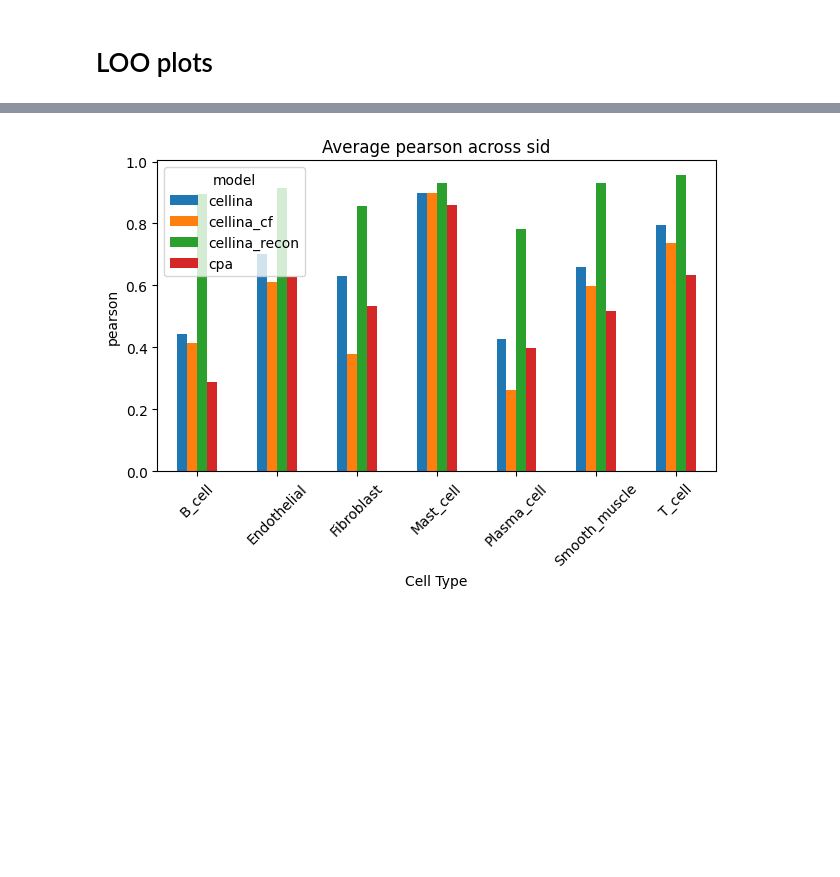
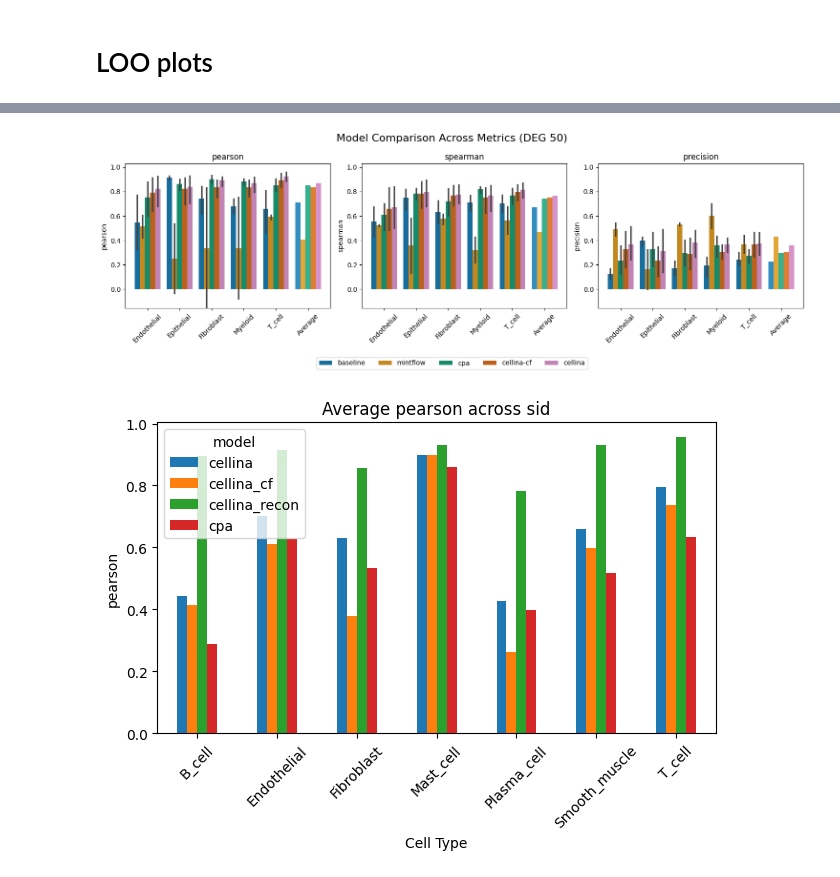
Before and after one commit to PMBio/cellina-reproducibility, a Jupyter notebook: notebooks/ood_plots.ipynb, the cells around one changed output, grey strips where cells are left out. Saved outputs shown, nothing was run; the diff lists cells and outputs as text; code cells hidden in the pictures; blank space fills up the shorter version.

Commit message:
Compute baseline on normalized counts. Re-plot ood

```diff
--- a/notebooks/ood_plots.ipynb
+++ b/notebooks/ood_plots.ipynb
@@ -283 +190,21 @@ crc_corr_df = crc_corr_df[~crc_corr_df['model_name'].isin(['cellina-ablated', 'c
+# %%
+# Load mintflow results
+df = crc_corr_df.copy() # start with existing dataframe
+mintflow_base_path = "/data/a330d/projects/cellina-reproducibility-mintflow/results"
+load_sids_mintflow = ['231', '232']
+for i in load_sids_mintflow:
+    mintflow_df = pd.read_csv(f"{mintflow_base_path}/mintflow-normalized_{i}_by_celltype_correlations.csv")
+    df = pd.concat([df, mintflow_df], ignore_index=True)
+# %%
+model_rename = {
+    "cellina": "cellina",
+    "cellina-cf": "cellina-cf",
+    #"cellina-cf-recon": "cellina-recon",
+    "cpa": "cpa",
+    "baseline": "baseline",
+    "mintflow-normalized": "mintflow"
+}
+
+# Rename
+df.loc[:, "model_name"] = df["model_name"].map(model_rename)
 # %%
@@ -356,3 +225,69 @@ plt.subplots_adjust(bottom=0.2)
+# %%
+# Compute global y-limits
+ymin = df[metrics].min().min() * 0.95
+ymax = df[metrics].max().max() * 1.05
+
+fig, axes = plt.subplots(1, len(metrics), figsize=(5*len(metrics), 5))
+fig.suptitle("Model Comparison Across Metrics (DEG 50)", fontsize=16)
+
+for ax, metric in zip(axes, metrics):
+
+    # Original cell types
+    celltypes = df[grouping].unique().tolist()
+    # Add "Average" at the end
+    all_x_labels = list(celltypes) + ["Average"]
+
+    # ---- Barplot per celltype ----
+    sns.barplot(
+        data=df,
+        x=grouping,
+        y=metric,
+        hue="model_name",
+        estimator="mean",
+        errorbar=("ci", 95),
+        hue_order=model_order,
+        ax=ax,
+        palette=palette,
+        order=celltypes,
+    )
+    ax.legend_.remove()
+
+    # ---- Add model-wise average across celltypes ----
+    df_avg = df.groupby("model_name")[metric].mean().reset_index()
+    n_models = len(model_order)
+    bar_width = 0.8 / n_models  # same as seaborn default for hue spacing
+
+    for i, model in enumerate(model_order):
+        avg_val = df_avg.loc[df_avg.model_name == model, metric].values[0]
+        # x-position: last group ("Average") + offset for model
+        x_pos = len(celltypes) - 0.4 + i * bar_width + bar_width/2
+        ax.bar(
+            x=x_pos,
+            height=avg_val,
+            width=bar_width,
+            color=sns.color_palette(palette)[i],
+            alpha=0.8,
+        )
+
+    # ---- Set x-ticks ----
+    ax.set_xticks(range(len(all_x_labels)))
+    ax.set_xticklabels(all_x_labels, rotation=45)
+
+    # Set y-limits
+    ax.set_ylim(ymin, ymax)
+    ax.set_title(metric)
+    ax.set_xlabel("")
+
+# ---- Global Legend ----
+handles, labels = axes[0].get_legend_handles_labels()
+fig.legend(handles, labels, ncol=len(labels), fontsize=10,
+           loc="lower center", bbox_to_anchor=(0.5, -0.02))
+
+plt.tight_layout()
+plt.subplots_adjust(bottom=0.25)
+plt.show()
+# %% [output]
+[figure, added]
 # %%
 import pandas as pd
 import matplotlib.pyplot as plt
```
Also changed, not shown: parts of 5 cells of this notebook, 2 other files.
